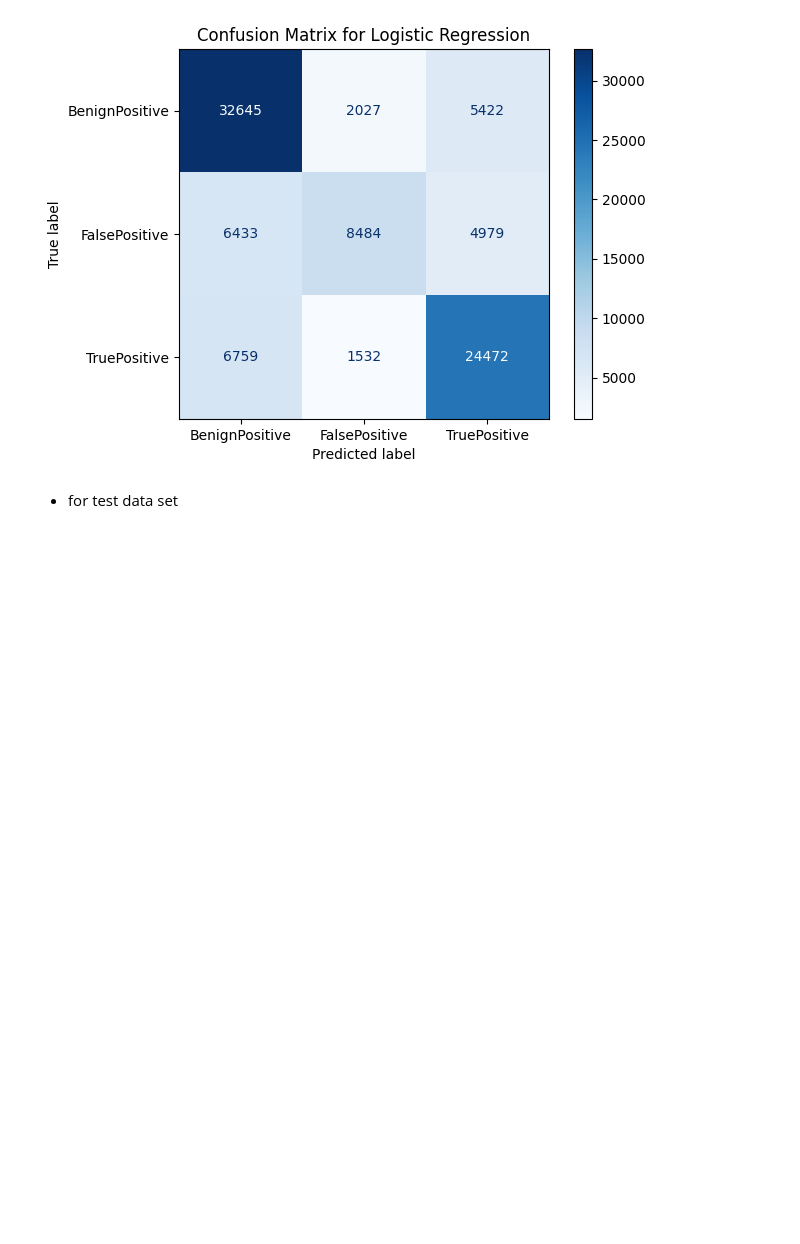
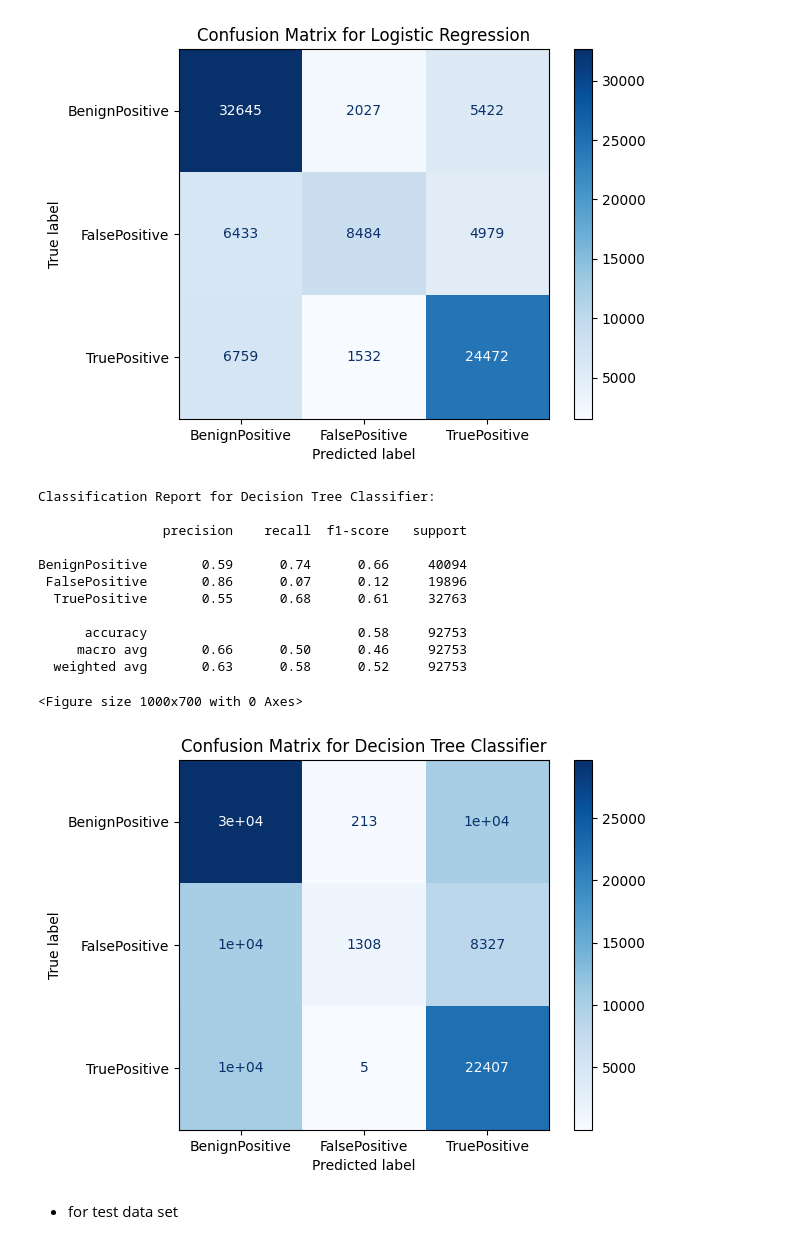
Before and after one commit to sriharinivaasan/Microsoft-cyber-security, a Jupyter notebook: proj4_ve.ipynb, the cells around one changed output. Cells and saved outputs as stored; diff of their text form; code cells hidden in the pictures; blank space fills up the shorter version.

```diff
--- a/proj4_ve.ipynb
+++ b/proj4_ve.ipynb
@@ -472,6 +472,74 @@ plt.show()
 # %% [output]
 <Figure size 1000x700 with 0 Axes>
 [figure]
+# %%
+# Step 1: Import Libraries
+import pandas as pd
+from sklearn.model_selection import train_test_split
+from sklearn.preprocessing import OneHotEncoder
+from sklearn.compose import ColumnTransformer
+from sklearn.pipeline import Pipeline
+from sklearn.tree import DecisionTreeClassifier
+from sklearn.metrics import classification_report, confusion_matrix, ConfusionMatrixDisplay
+import matplotlib.pyplot as plt
+
+# Step 2: Load Your DataFrame
+# Assuming `train` is your DataFrame already loaded.
+# Example Data Loading (replace this with your actual DataFrame)
+# train = pd.read_csv('your_dataset.csv')
+
+# Prepare features and target
+X = train.drop(columns=['IncidentGrade'])
+y = train['IncidentGrade']
+
+# Step 3: Sample the Dataset
+# Sample 5% of the data for quicker testing
+X_sample, _, y_sample, _ = train_test_split(X, y, train_size=0.05, random_state=42)
+
+# Step 4: Split the Sampled Data
+X_train, X_test, y_train, y_test = train_test_split(X_sample, y_sample, test_size=0.2, random_state=42)
+
+# Step 5: Preprocessing and Training
+# Create a preprocessor to handle categorical data
+categorical_features = X_train.select_dtypes(include=['object']).columns.tolist()
+
+# Pipeline for Simple Decision Tree Classifier
+pipeline_dt = Pipeline(steps=[
+    ('preprocessor', ColumnTransformer(transformers=[
+        ('cat', OneHotEncoder(handle_unknown='ignore'), categorical_features)
+    ])),
+    ('classifier', DecisionTreeClassifier(max_depth=3, random_state=42))  # Limit the depth for simplicity
+])
+
+# Train the model
+pipeline_dt.fit(X_train, y_train)
+
+# Step 6: Evaluate the Model
+y_pred = pipeline_dt.predict(X_test)
+print("Classification Report for Decision Tree Classifier:\n")
+print(classification_report(y_test, y_pred))
+
+# Step 7: Confusion Matrix
+cm = confusion_matrix(y_test, y_pred)
+cm_display = ConfusionMatrixDisplay(confusion_matrix=cm, display_labels=pipeline_dt.classes_)
+plt.figure(figsize=(10, 7))
+cm_display.plot(cmap=plt.cm.Blues)
+plt.title('Confusion Matrix for Decision Tree Classifier')
+plt.show()
+# %% [output]
+Classification Report for Decision Tree Classifier:
+
+                precision    recall  f1-score   support
+
+BenignPositive       0.59      0.74      0.66     40094
+ FalsePositive       0.86      0.07      0.12     19896
+  TruePositive       0.55      0.68      0.61     32763
+
+      accuracy                           0.58     92753
+     macro avg       0.66      0.50      0.46     92753
+  weighted avg       0.63      0.58      0.52     92753
+<Figure size 1000x700 with 0 Axes>
+[figure, added]
 # %% [markdown]
 * for test data set
 # %%
```
